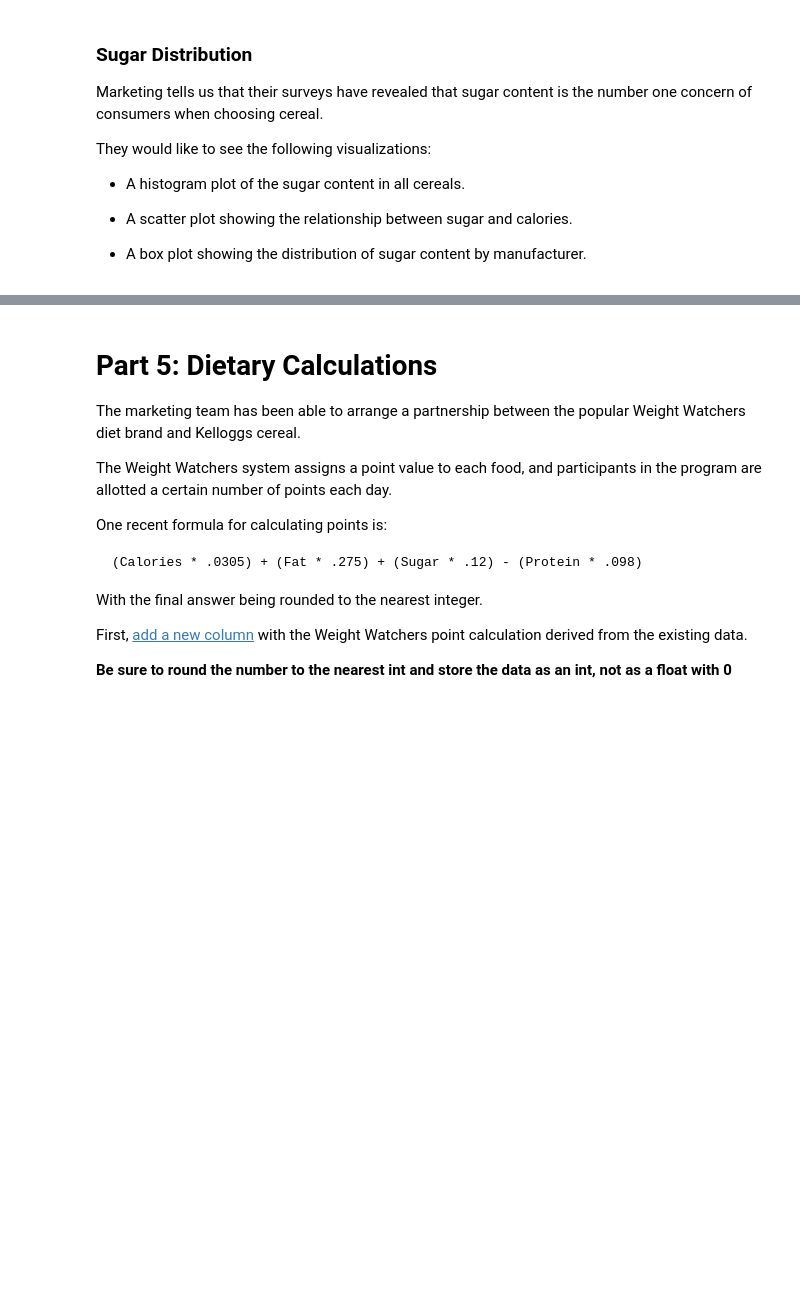
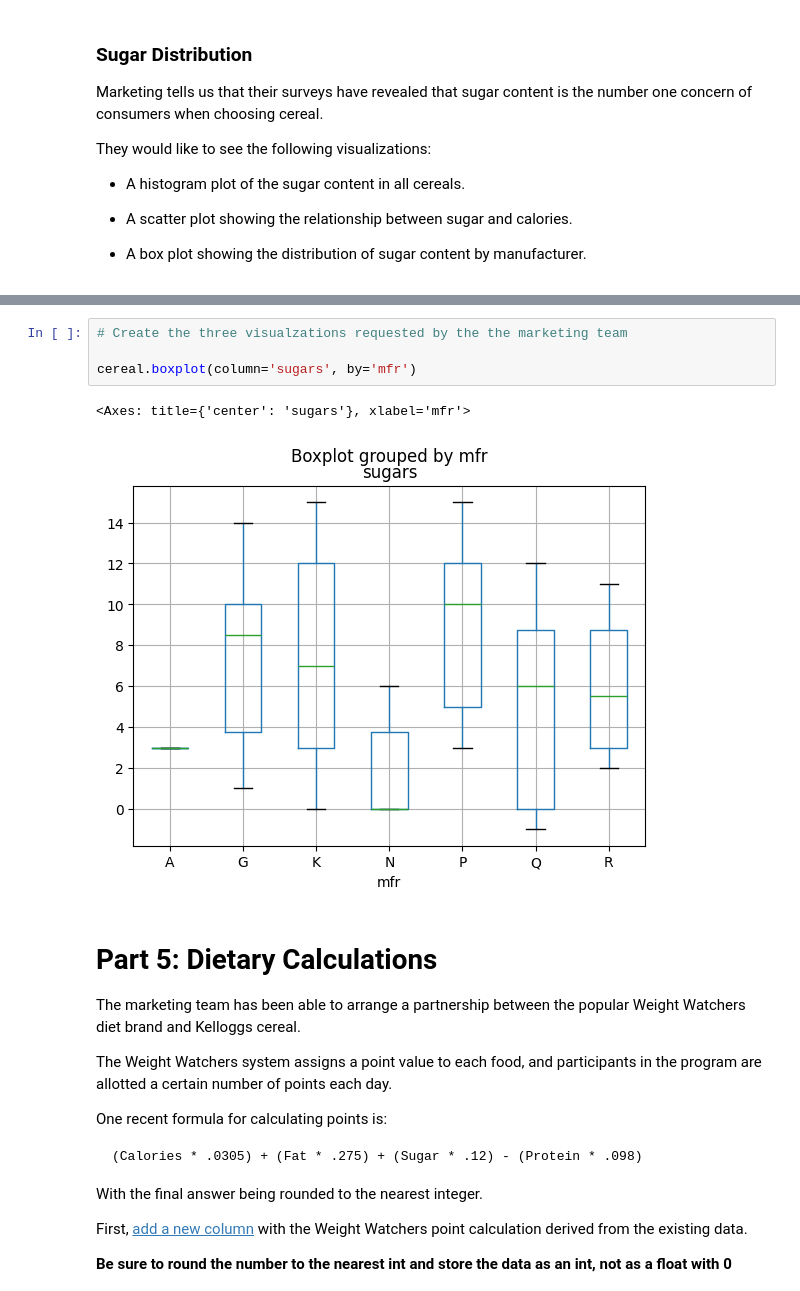
Before and after one commit to Taylor-Paxman/CSE450, a Jupyter notebook: notebooks/Exploration_02.ipynb, the cells around one changed output, grey strips where cells are left out. Saved outputs shown, nothing was run; the diff lists cells and outputs as text; blank space fills up the shorter version.

```diff
--- a/notebooks/Exploration_02.ipynb
+++ b/notebooks/Exploration_02.ipynb
@@ -135,3 +161,10 @@ They would like to see the following visualizations:
+# %%
+# Create the three visualzations requested by the the marketing team
+
+cereal.boxplot(column='sugars', by='mfr')
+# %% [output]
+<Axes: title={'center': 'sugars'}, xlabel='mfr'>
+[figure, added]
 # %% [markdown]
 # Part 5: Dietary Calculations
 
```
Also changed, not shown: parts of 5 cells of this notebook.
